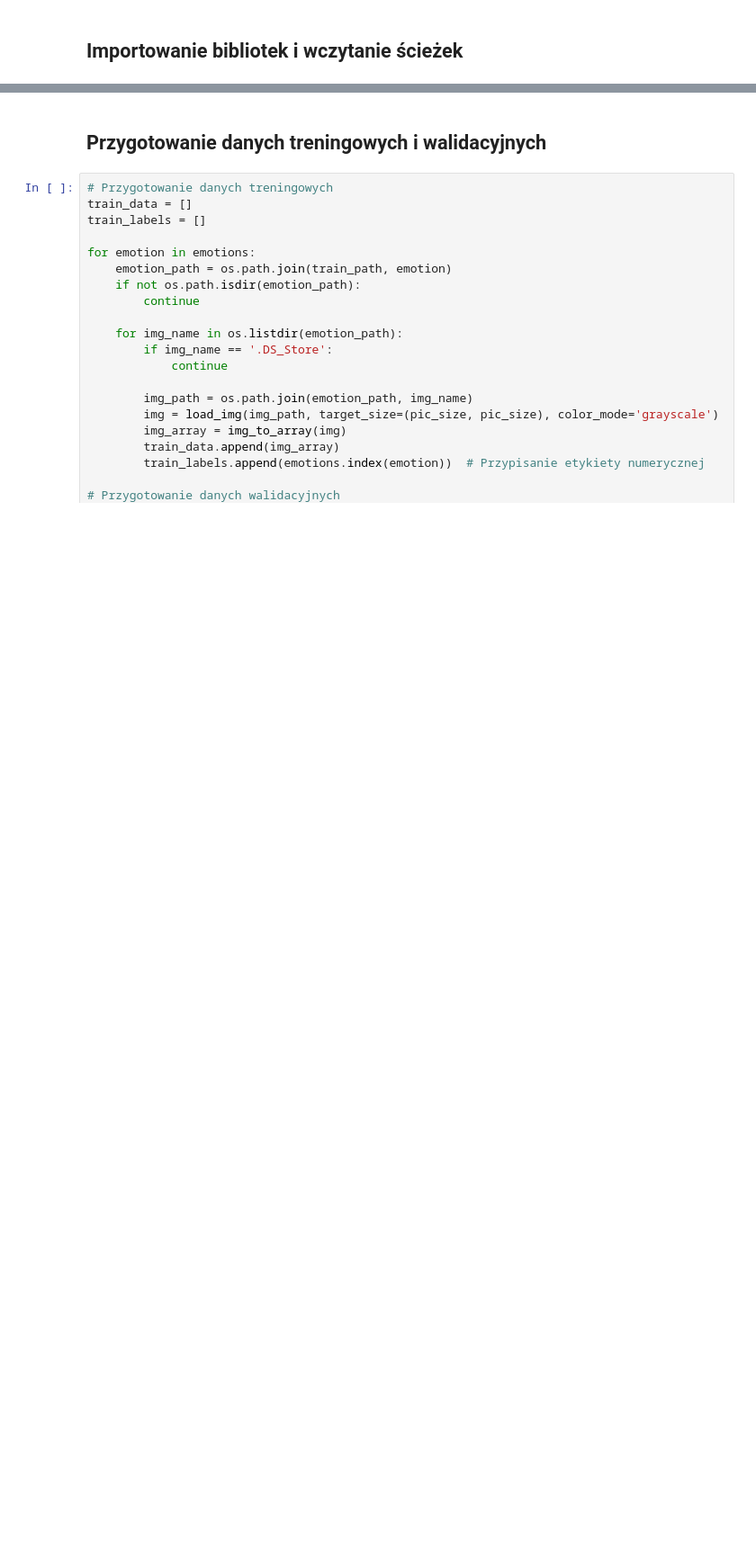
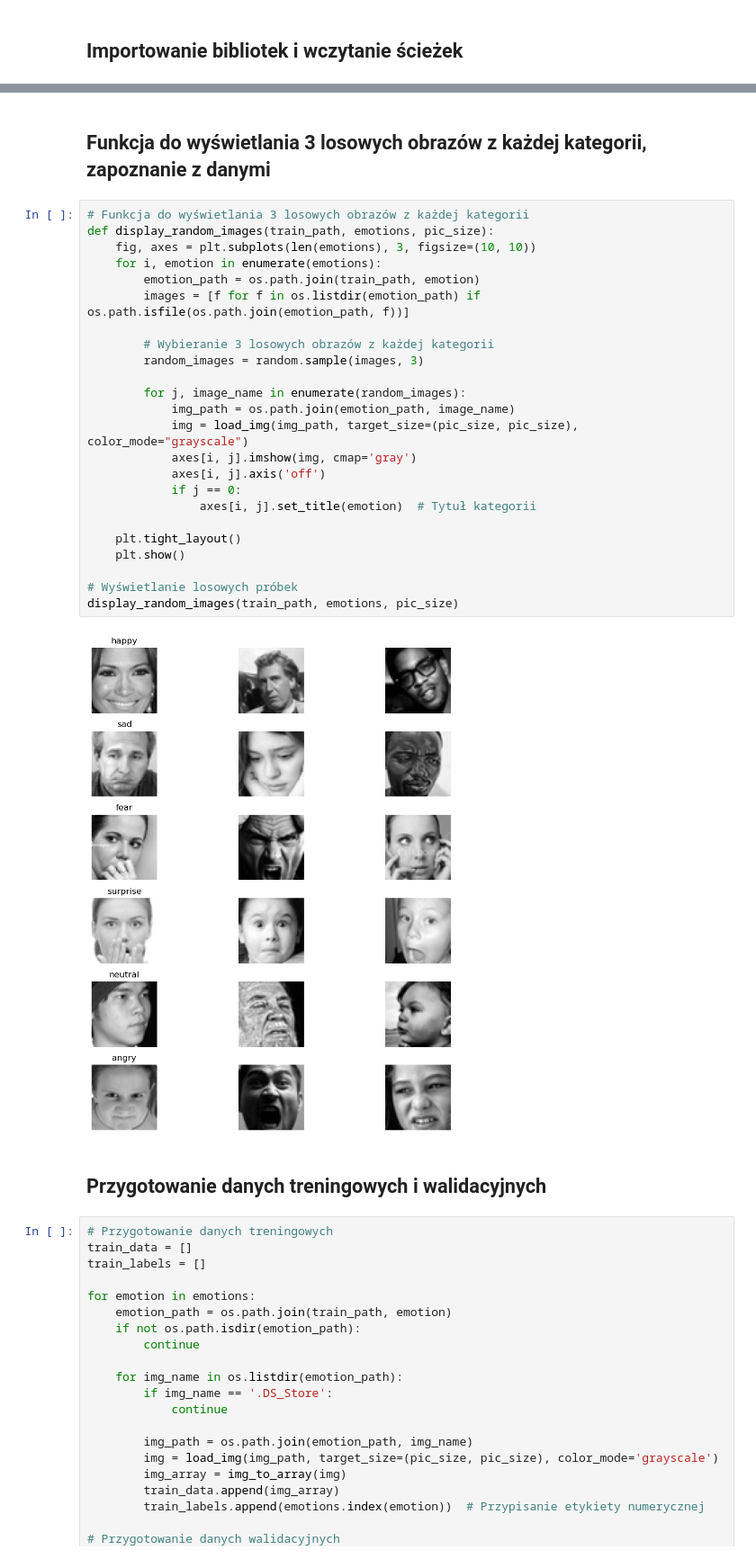
Before and after one commit to kub147/AIEmotions, a Jupyter notebook: podzielony.ipynb, the cells around one changed output, grey strips where cells are left out. Shown at 90% size. Cells and saved outputs as stored; diff of their text form; blank space fills up the shorter version.

```diff
--- a/podzielony.ipynb
+++ b/podzielony.ipynb
@@ -30,3 +59,31 @@ Emotions: ['happy', 'sad', 'fear', 'surprise', 'neutral', 'angry', 'disgust']
+# %% [markdown]
+## Funkcja do wyświetlania 3 losowych obrazów z każdej kategorii, zapoznanie z danymi
+# %%
+# Funkcja do wyświetlania 3 losowych obrazów z każdej kategorii
+def display_random_images(train_path, emotions, pic_size):
+    fig, axes = plt.subplots(len(emotions), 3, figsize=(10, 10))
+    for i, emotion in enumerate(emotions):
+        emotion_path = os.path.join(train_path, emotion)
+        images = [f for f in os.listdir(emotion_path) if os.path.isfile(os.path.join(emotion_path, f))]
+
+        # Wybieranie 3 losowych obrazów z każdej kategorii
+        random_images = random.sample(images, 3)
+
+        for j, image_name in enumerate(random_images):
+            img_path = os.path.join(emotion_path, image_name)
+            img = load_img(img_path, target_size=(pic_size, pic_size), color_mode="grayscale")
+            axes[i, j].imshow(img, cmap='gray')
+            axes[i, j].axis('off')
+            if j == 0:
+                axes[i, j].set_title(emotion)  # Tytuł kategorii
+
+    plt.tight_layout()
+    plt.show()
+
+# Wyświetlanie losowych próbek
+display_random_images(train_path, emotions, pic_size)
+# %% [output]
+[figure, added]
 # %% [markdown]
 ## Przygotowanie danych treningowych i walidacyjnych
 # %%
```
Also changed, not shown: parts of 10 cells of this notebook, 2 other files.
